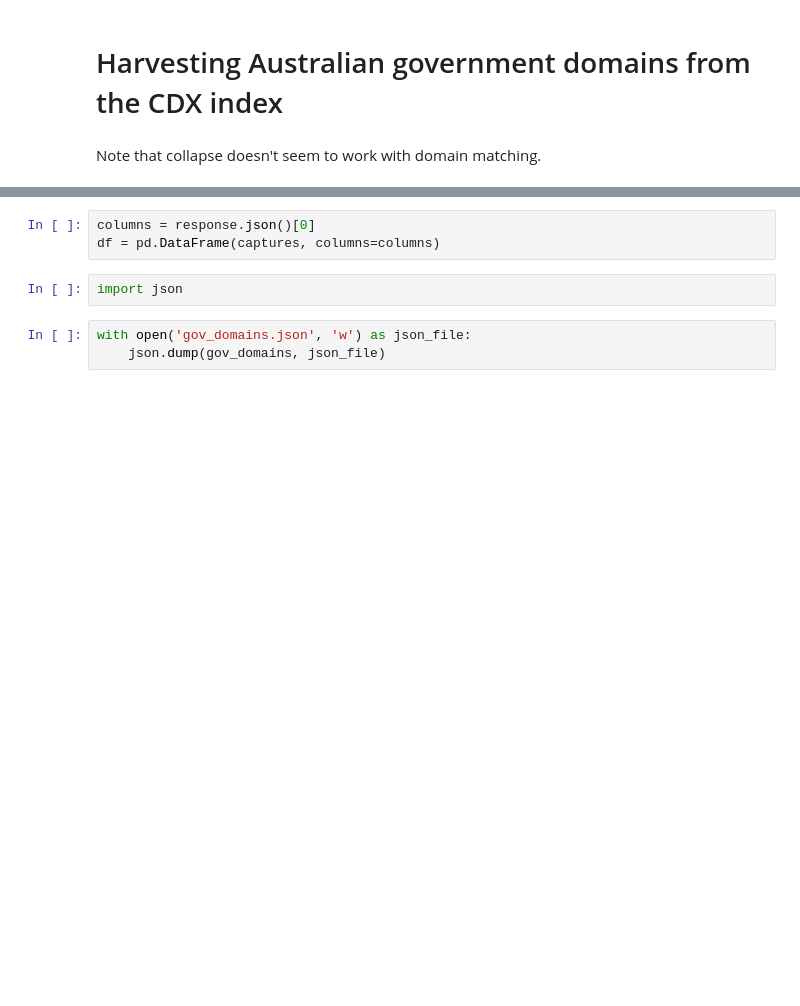
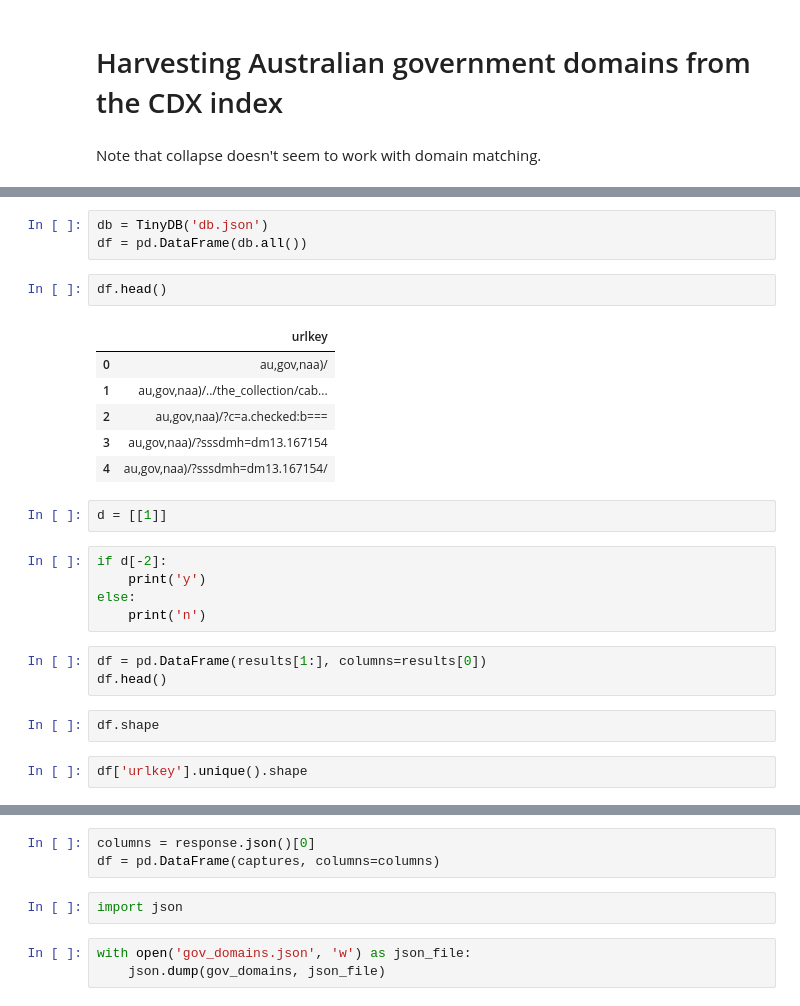
Before and after one commit to GLAM-Workbench/web-archives, a Jupyter notebook: harvesting_gov_au_domains.ipynb, the cells around one changed output, grey strips where cells are left out. Drawn from its saved outputs; the diff is of its cells as text; blank space fills up the shorter version.

```diff
--- a/harvesting_gov_au_domains.ipynb
+++ b/harvesting_gov_au_domains.ipynb
@@ -36,0 +125,26 @@ get_total_pages(params)
+# %%
+db = TinyDB('db.json')
+df = pd.DataFrame(db.all())
+# %%
+df.head()
+# %% [output]
+|  | urlkey |
+| 0 | au,gov,naa)/ |
+| 1 | au,gov,naa)/../the_collection/cab... |
+| 2 | au,gov,naa)/?c=a.checked:b=== |
+| 3 | au,gov,naa)/?sssdmh=dm13.167154 |
+| 4 | au,gov,naa)/?sssdmh=dm13.167154/ |
+# %%
+d = [[1]]
+# %%
+if d[-2]:
+    print('y')
+else:
+    print('n')
+# %%
+df = pd.DataFrame(results[1:], columns=results[0])
+df.head()
+# %%
+df.shape
+# %%
+df['urlkey'].unique().shape
```
Also changed, not shown: parts of 22 cells of this notebook, 37 other files.
